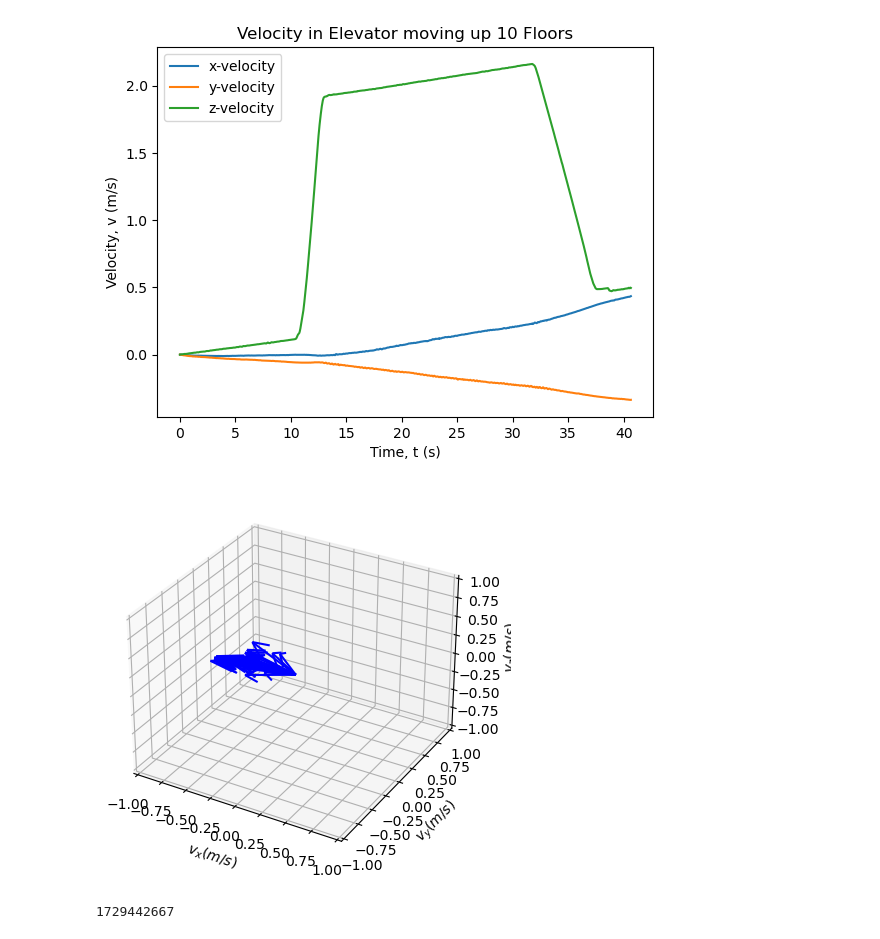
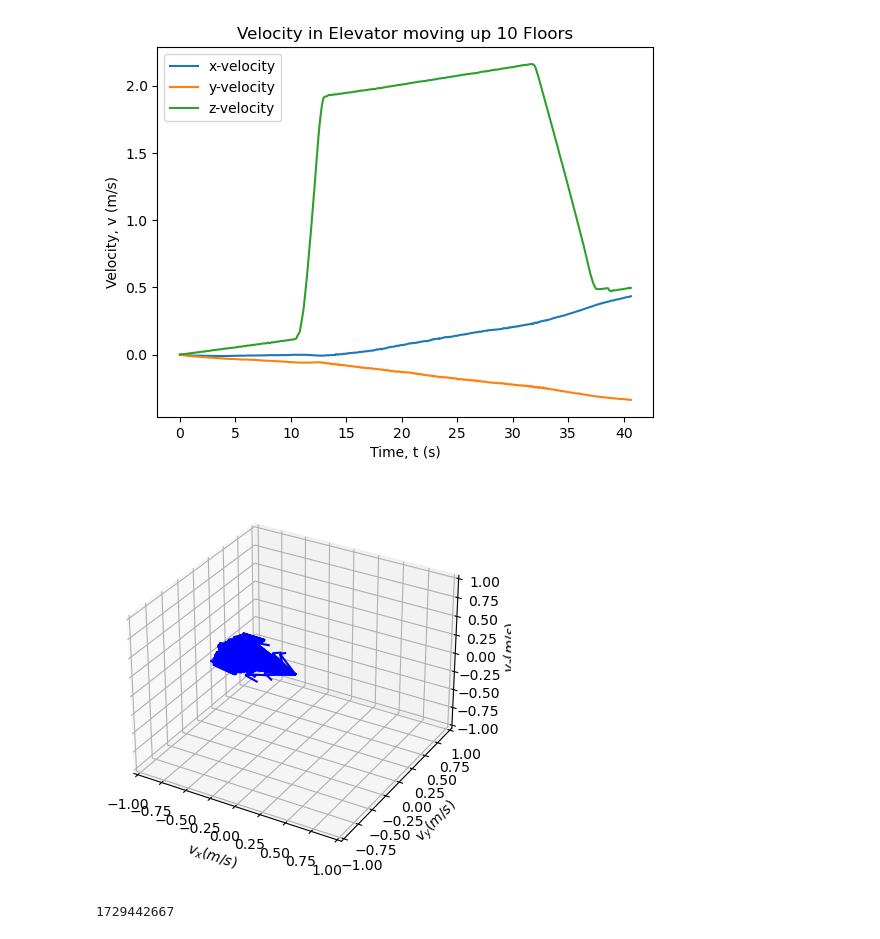
Before and after one commit to ubsuny/CP1-24-midterm, a Jupyter notebook: iglesias-cardinale/code/data_plotter.ipynb, the cells around one changed output. Drawn from its saved outputs; the diff is of its cells as text; code cells hidden in the pictures.

```diff
--- a/iglesias-cardinale/code/data_plotter.ipynb
+++ b/iglesias-cardinale/code/data_plotter.ipynb
@@ -124,9 +130,9 @@ plt.show()
 [figure]
 [figure]
 # %%
-dm.direction_of_motion(a_x,a_y,a_z,t,range(30))
+dm.direction_of_motion(a_x,a_y,a_z,t,range(400))
 # %% [output]
-[figure, old version]
+[figure, new version]
 # %%
 year, month, day, hour, minute, second = ut.gettime('/workspaces/CP1-24-midterm/iglesias-cardinale/data/ic004_accel_elevator_up.md')
 
```
Also changed, not shown: parts of 2 cells of this notebook.
